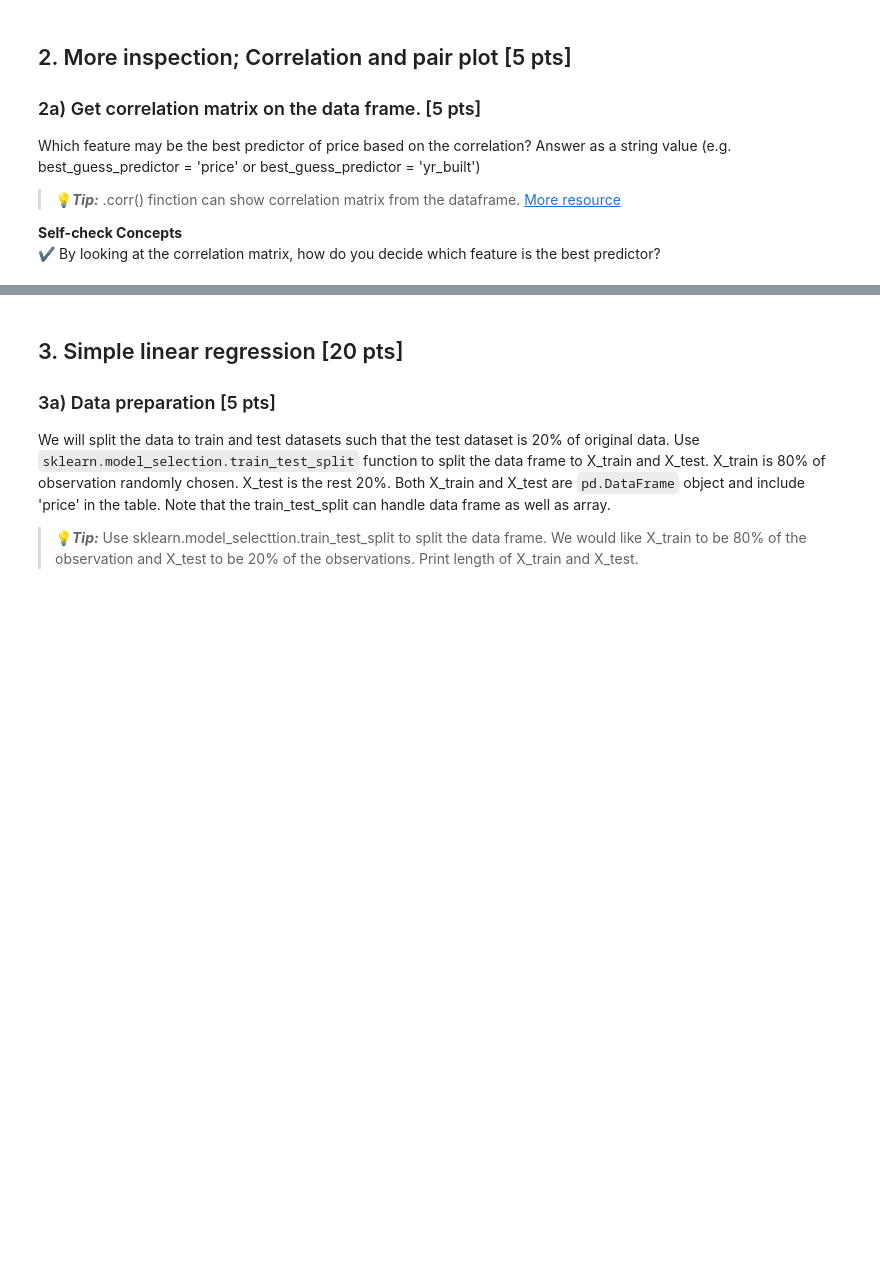
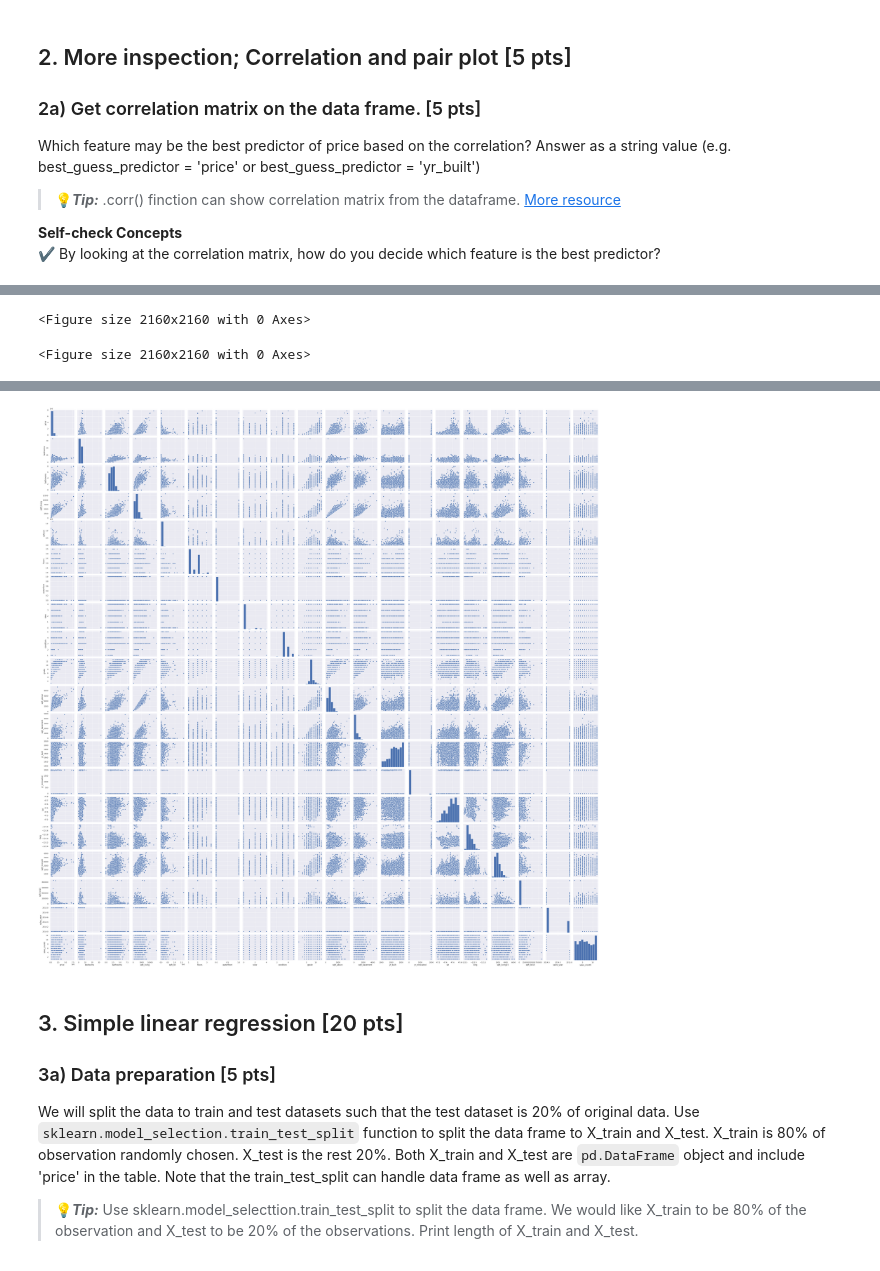
Before and after one commit to drivera53/introduction_to_Machine_Learning_Supervised_Learning_jupyter_notebooks, a Jupyter notebook: week1_data_cleaning_and_EDA/Module1v3.ipynb, the cells around one changed output, grey strips where cells are left out. Saved outputs shown, nothing was run; the diff lists cells and outputs as text; code cells hidden in the pictures; blank space fills up the shorter version.

```diff
--- a/week1_data_cleaning_and_EDA/Module1v3.ipynb
+++ b/week1_data_cleaning_and_EDA/Module1v3.ipynb
@@ -301,10 +301,14 @@ best_guess_predictor = price_correlations.index[1]  # Index 0 is the target vari
 # %%
 # practice visualizing correlation matrix using a heatmap
 # your code here
-# # Plotting correlation heatmap
-# dataplot = sns.heatmap(df.corr(), cmap="YlGnBu", annot=True)
+# Plotting correlation heatmap
+plt.figure(figsize=(30, 30))
+# dataplot = sns.heatmap(df.corr(), cmap="YlGnBu", annot=True, annot_kws={"size": 10}, fmt=".2f")
 # # Displaying heatmap
 # plt.show()
+# %% [output]
+<Figure size 2160x2160 with 0 Axes>
+<Figure size 2160x2160 with 0 Axes>
 # %% [markdown]
 ### 2c) Pair plot [Not graded]
 Pair plot is a fast way to inspect relationships between features. Use seaborn's .pairplot() function to draw a pairplot if the first 10 columns (including price) and inspect their relationships. Set the diagonal elements to be KDE plot. The resulting plot will look like below.
@@ -314,8 +318,10 @@ Pair plot is a fast way to inspect relationships between features. Use seaborn's
 # %%
 # practice inspecting relationships between features using a pair plot.
 # your code here
-# sns.pairplot(df)
-# plt.show()
+dataplot = sns.pairplot(df)
+plt.show()
+# %% [output]
+[figure, added]
 # %% [markdown]
 ## 3. Simple linear regression [20 pts]
 
```
Also changed, not shown: parts of 2 cells of this notebook.
